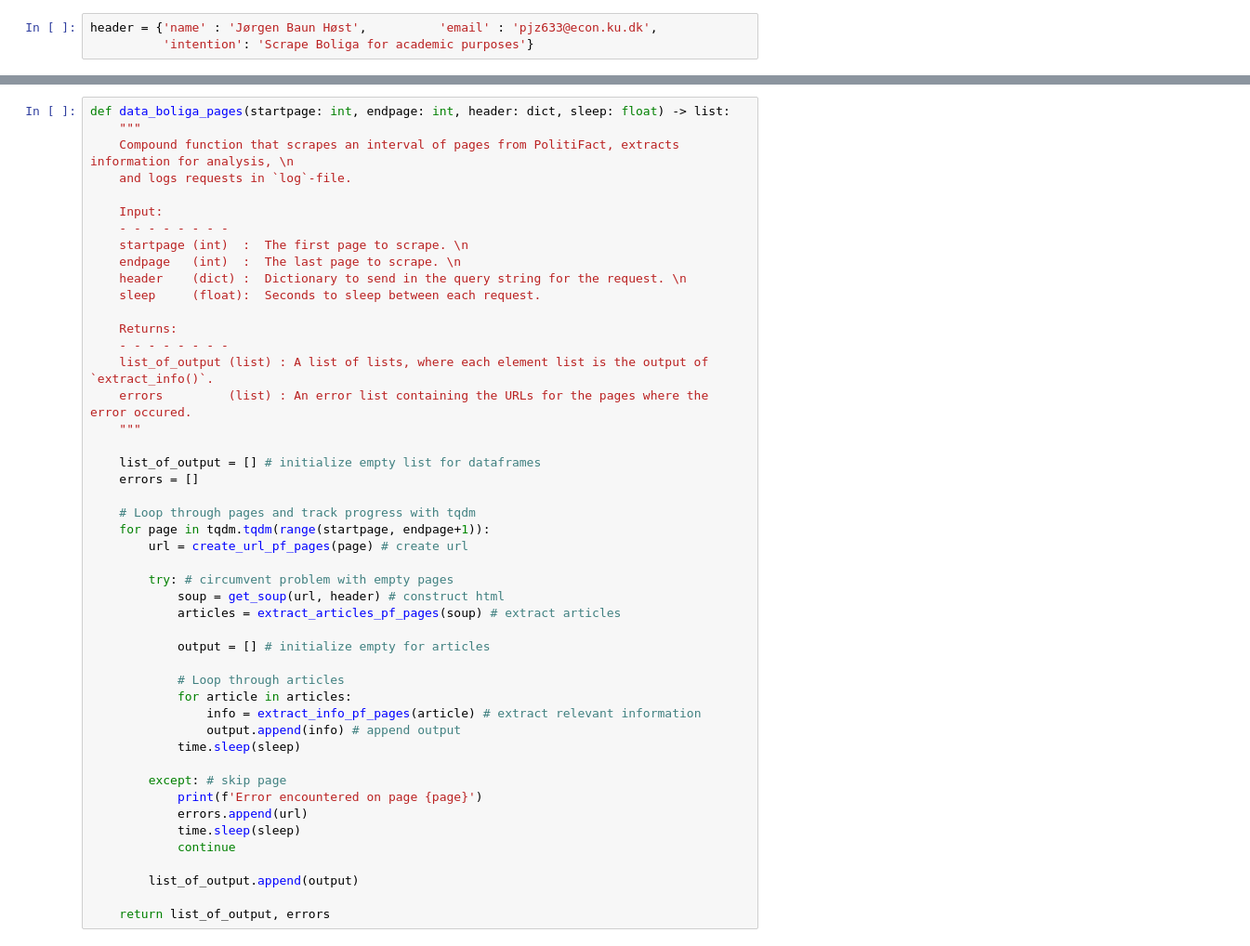
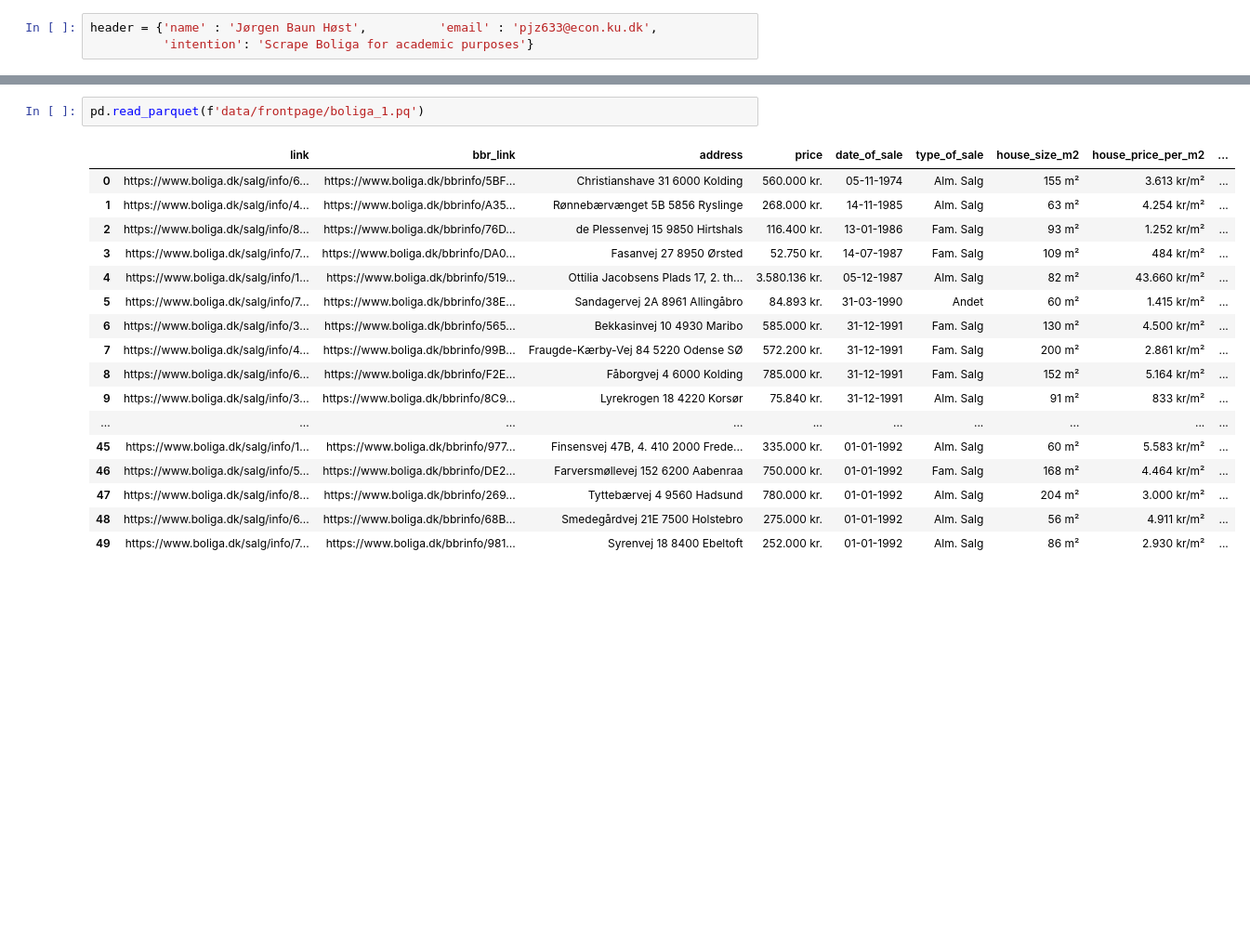
Before and after one commit to jorgenhost/No_taxation_without_capitalization, a Jupyter notebook: main.ipynb, the cells around one changed output, grey strips where cells are left out. Shown at 93% size. Drawn from its saved outputs; the diff is of its cells as text; blank space fills up the shorter version.

Commit message:
house prices init

```diff
--- a/main.ipynb
+++ b/main.ipynb
@@ -273,48 +204,21 @@ for page in tqdm.tqdm(range(startpage, endpage+1)):
         continue
-# %%
-def data_boliga_pages(startpage: int, endpage: int, header: dict, sleep: float) -> list:
-    """
-    Compound function that scrapes an interval of pages from PolitiFact, extracts information for analysis, \n
-    and logs requests in `log`-file.
-
-    Input:
-    - - - - - - - -
-    startpage (int)  :  The first page to scrape. \n
-    endpage   (int)  :  The last page to scrape. \n
-    header    (dict) :  Dictionary to send in the query string for the request. \n
-    sleep     (float):  Seconds to sleep between each request.
-
-    Returns:
-    - - - - - - - -
-    list_of_output (list) : A list of lists, where each element list is the output of `extract_info()`.
-    errors         (list) : An error list containing the URLs for the pages where the error occured.
-    """
-
-    list_of_output = [] # initialize empty list for dataframes
-    errors = []
-
-    # Loop through pages and track progress with tqdm
-    for page in tqdm.tqdm(range(startpage, endpage+1)):
-        url = create_url_pf_pages(page) # create url
-
-        try: # circumvent problem with empty pages
-            soup = get_soup(url, header) # construct html
-            articles = extract_articles_pf_pages(soup) # extract articles
-
-            output = [] # initialize empty for articles
-
-            # Loop through articles
-            for article in articles:
-                info = extract_info_pf_pages(article) # extract relevant information
-                output.append(info) # append output
-            time.sleep(sleep)
-
-        except: # skip page
-            print(f'Error encountered on page {page}')
-            errors.append(url)
-            time.sleep(sleep)
-            continue
-
-        list_of_output.append(output)
-
-    return list_of_output, errors
+# %%
+pd.read_parquet(f'data/frontpage/boliga_1.pq')
+# %% [output]
+|  | link | bbr_link | address | price | date_of_sale | type_of_sale | house_size_m2 | house_price_per_m2 | ... |
+| 0 | https://www.boliga.dk/salg/info/6... | https://www.boliga.dk/bbrinfo/5BF... | Christianshave 31 6000 Kolding | 560.000 kr. | 05-11-1974 | Alm. Salg | 155 m² | 3.613 kr/m² | ... |
+| 1 | https://www.boliga.dk/salg/info/4... | https://www.boliga.dk/bbrinfo/A35... | Rønnebærvænget 5B 5856 Ryslinge | 268.000 kr. | 14-11-1985 | Alm. Salg | 63 m² | 4.254 kr/m² | ... |
+| 2 | https://www.boliga.dk/salg/info/8... | https://www.boliga.dk/bbrinfo/76D... | de Plessenvej 15 9850 Hirtshals | 116.400 kr. | 13-01-1986 | Fam. Salg | 93 m² | 1.252 kr/m² | ... |
+| 3 | https://www.boliga.dk/salg/info/7... | https://www.boliga.dk/bbrinfo/DA0... | Fasanvej 27 8950 Ørsted | 52.750 kr. | 14-07-1987 | Fam. Salg | 109 m² | 484 kr/m² | ... |
+| 4 | https://www.boliga.dk/salg/info/1... | https://www.boliga.dk/bbrinfo/519... | Ottilia Jacobsens Plads 17, 2. th... | 3.580.136 kr. | 05-12-1987 | Alm. Salg | 82 m² | 43.660 kr/m² | ... |
+| 5 | https://www.boliga.dk/salg/info/7... | https://www.boliga.dk/bbrinfo/38E... | Sandagervej 2A 8961 Allingåbro | 84.893 kr. | 31-03-1990 | Andet | 60 m² | 1.415 kr/m² | ... |
+| 6 | https://www.boliga.dk/salg/info/3... | https://www.boliga.dk/bbrinfo/565... | Bekkasinvej 10 4930 Maribo | 585.000 kr. | 31-12-1991 | Fam. Salg | 130 m² | 4.500 kr/m² | ... |
+| 7 | https://www.boliga.dk/salg/info/4... | https://www.boliga.dk/bbrinfo/99B... | Fraugde-Kærby-Vej 84 5220 Odense SØ | 572.200 kr. | 31-12-1991 | Fam. Salg | 200 m² | 2.861 kr/m² | ... |
+| 8 | https://www.boliga.dk/salg/info/6... | https://www.boliga.dk/bbrinfo/F2E... | Fåborgvej 4 6000 Kolding | 785.000 kr. | 31-12-1991 | Fam. Salg | 152 m² | 5.164 kr/m² | ... |
+| 9 | https://www.boliga.dk/salg/info/3... | https://www.boliga.dk/bbrinfo/8C9... | Lyrekrogen 18 4220 Korsør | 75.840 kr. | 31-12-1991 | Alm. Salg | 91 m² | 833 kr/m² | ... |
+| ... | ... | ... | ... | ... | ... | ... | ... | ... | ... |
+| 45 | https://www.boliga.dk/salg/info/1... | https://www.boliga.dk/bbrinfo/977... | Finsensvej 47B, 4. 410 2000 Frede... | 335.000 kr. | 01-01-1992 | Alm. Salg | 60 m² | 5.583 kr/m² | ... |
+| 46 | https://www.boliga.dk/salg/info/5... | https://www.boliga.dk/bbrinfo/DE2... | Farversmøllevej 152 6200 Aabenraa | 750.000 kr. | 01-01-1992 | Fam. Salg | 168 m² | 4.464 kr/m² | ... |
+| 47 | https://www.boliga.dk/salg/info/8... | https://www.boliga.dk/bbrinfo/269... | Tyttebærvej 4 9560 Hadsund | 780.000 kr. | 01-01-1992 | Alm. Salg | 204 m² | 3.000 kr/m² | ... |
+| 48 | https://www.boliga.dk/salg/info/6... | https://www.boliga.dk/bbrinfo/68B... | Smedegårdvej 21E 7500 Holstebro | 275.000 kr. | 01-01-1992 | Alm. Salg | 56 m² | 4.911 kr/m² | ... |
+| 49 | https://www.boliga.dk/salg/info/7... | https://www.boliga.dk/bbrinfo/981... | Syrenvej 18 8400 Ebeltoft | 252.000 kr. | 01-01-1992 | Alm. Salg | 86 m² | 2.930 kr/m² | ... |
```
Also changed, not shown: parts of 14 cells of this notebook, 8 other files.
